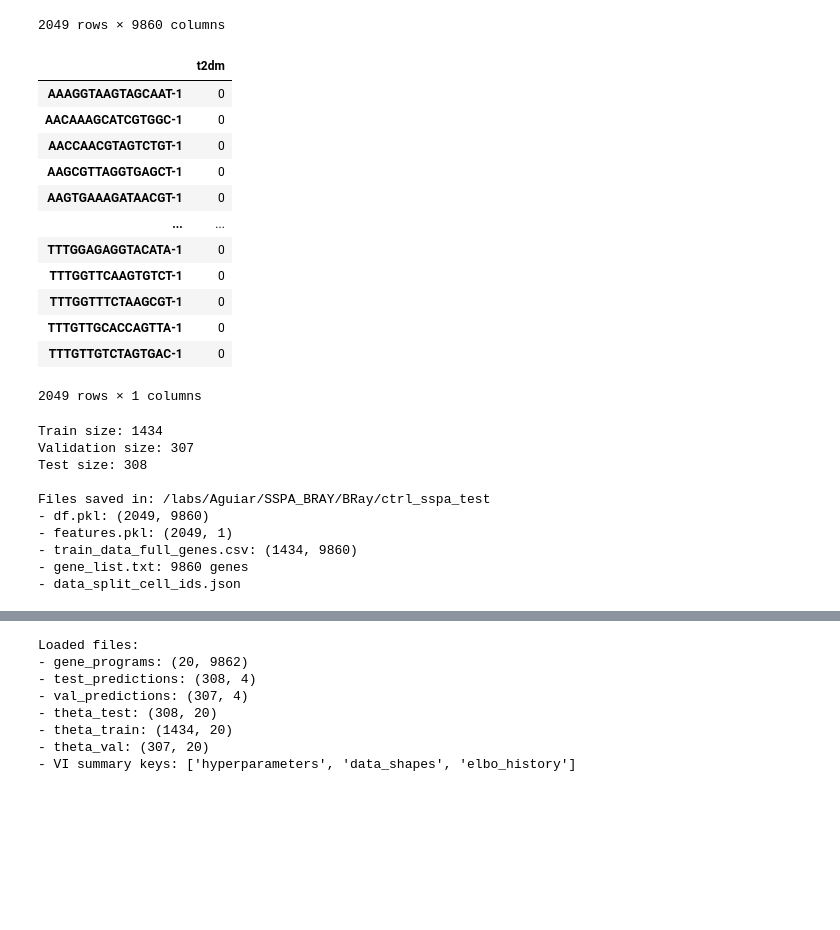
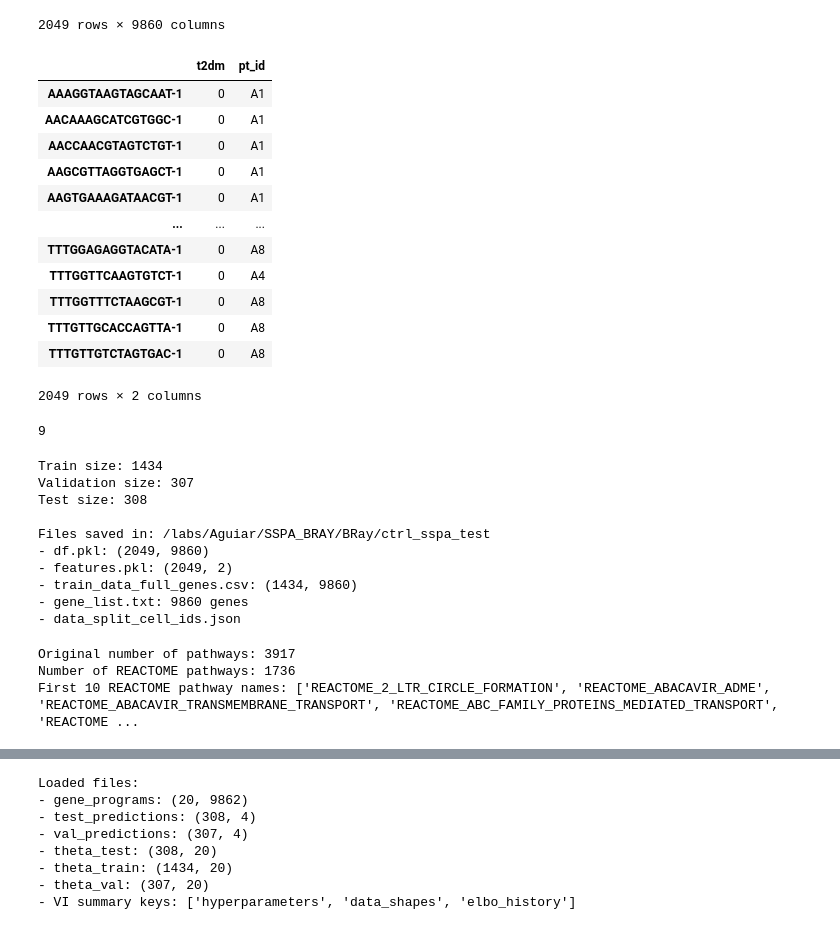
Before and after one commit to tsyasenpoor/sspa_vi, a Jupyter notebook: sspa.ipynb, the cells around one changed output, grey strips where cells are left out. Saved outputs shown, nothing was run; the diff lists cells and outputs as text; code cells hidden in the pictures; blank space fills up the shorter version.

```diff
--- a/sspa.ipynb
+++ b/sspa.ipynb
@@ -271,29 +301,28 @@ control_cases
 | TTTGTTGTCTAGTGAC-1 | 0.0 | 0.0 | 0.0 | 0.0 | 0.0 | ... |
 2049 rows × 9860 columns
 # %%
-# Extract t2dm column from adata.obs for the control_cases indices
-t2dm_features = adata.obs.loc[control_cases.index, 't2dm']
-
-# Convert to a DataFrame for easier handling
-features_matrix = pd.DataFrame({
-    't2dm': t2dm_features
-}, index=control_cases.index)
+# Extract t2dm and pt_id columns from adata.obs for the control_cases indices
+features_matrix = adata.obs.loc[control_cases.index, ['t2dm', 'pt_id']].copy()
 
 features_matrix
 # %% [output]
-|  | t2dm |
-| AAAGGTAAGTAGCAAT-1 | 0 |
-| AACAAAGCATCGTGGC-1 | 0 |
-| AACCAACGTAGTCTGT-1 | 0 |
-| AAGCGTTAGGTGAGCT-1 | 0 |
-| AAGTGAAAGATAACGT-1 | 0 |
-| ... | ... |
-| TTTGGAGAGGTACATA-1 | 0 |
-| TTTGGTTCAAGTGTCT-1 | 0 |
-| TTTGGTTTCTAAGCGT-1 | 0 |
-| TTTGTTGCACCAGTTA-1 | 0 |
-| TTTGTTGTCTAGTGAC-1 | 0 |
+|  | t2dm | pt_id |
+| AAAGGTAAGTAGCAAT-1 | 0 | A1 |
+| AACAAAGCATCGTGGC-1 | 0 | A1 |
+| AACCAACGTAGTCTGT-1 | 0 | A1 |
+| AAGCGTTAGGTGAGCT-1 | 0 | A1 |
+| AAGTGAAAGATAACGT-1 | 0 | A1 |
+| ... | ... | ... |
+| TTTGGAGAGGTACATA-1 | 0 | A8 |
+| TTTGGTTCAAGTGTCT-1 | 0 | A4 |
+| TTTGGTTTCTAAGCGT-1 | 0 | A8 |
+| TTTGTTGCACCAGTTA-1 | 0 | A8 |
+| TTTGTTGTCTAGTGAC-1 | 0 | A8 |
-2049 rows × 1 columns
+2049 rows × 2 columns
+# %%
+features_matrix['pt_id'].nunique()
+# %% [output]
+9
 # %%
 import os
 import json
@@ -350,7 +379,18 @@ Test size: 308
 
 Files saved in: /labs/Aguiar/SSPA_BRAY/BRay/ctrl_sspa_test
 - df.pkl: (2049, 9860)
-- features.pkl: (2049, 1)
+- features.pkl: (2049, 2)
 - train_data_full_genes.csv: (1434, 9860)
 - gene_list.txt: 9860 genes
 - data_split_cell_ids.json
+# %%
+# Filter pathways to keep only those starting with REACTOME_
+reactome_pathways = {k: v for k, v in pathways_dict.items() if k.startswith('REACTOME_')}
+
+print(f"Original number of pathways: {len(pathways_dict)}")
+print(f"Number of REACTOME pathways: {len(reactome_pathways)}")
+print(f"First 10 REACTOME pathway names: {list(reactome_pathways.keys())[:10]}")
+# %% [output]
+Original number of pathways: 3917
+Number of REACTOME pathways: 1736
+First 10 REACTOME pathway names: ['REACTOME_2_LTR_CIRCLE_FORMATION', 'REACTOME_ABACAVIR_ADME', 'REACTOME_ABACAVIR_TRANSMEMBRANE_TRANSPORT', 'REACTOME_ABC_FAMILY_PROTEINS_MEDIATED_TRANSPORT', 'REACTOME ...
```
Also changed, not shown: parts of 22 cells of this notebook, 5 other files.
